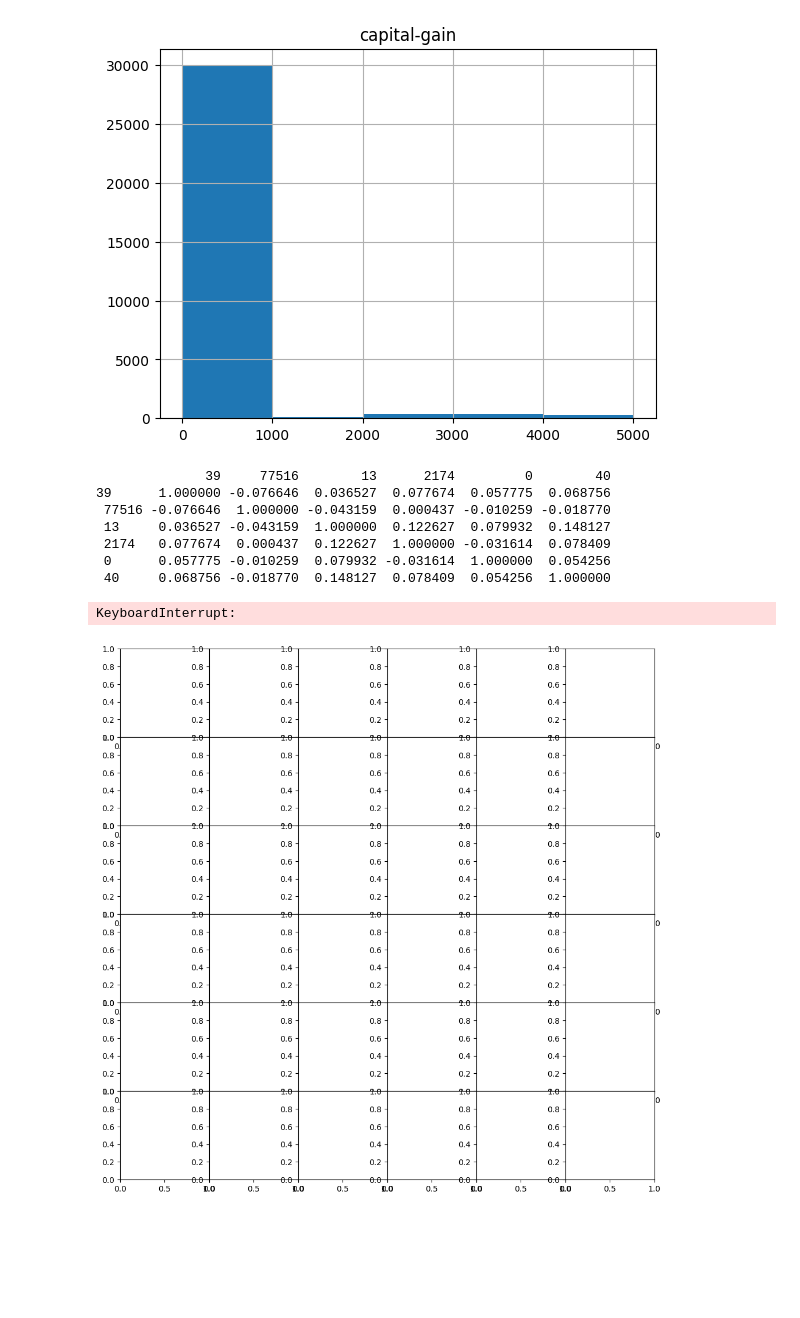
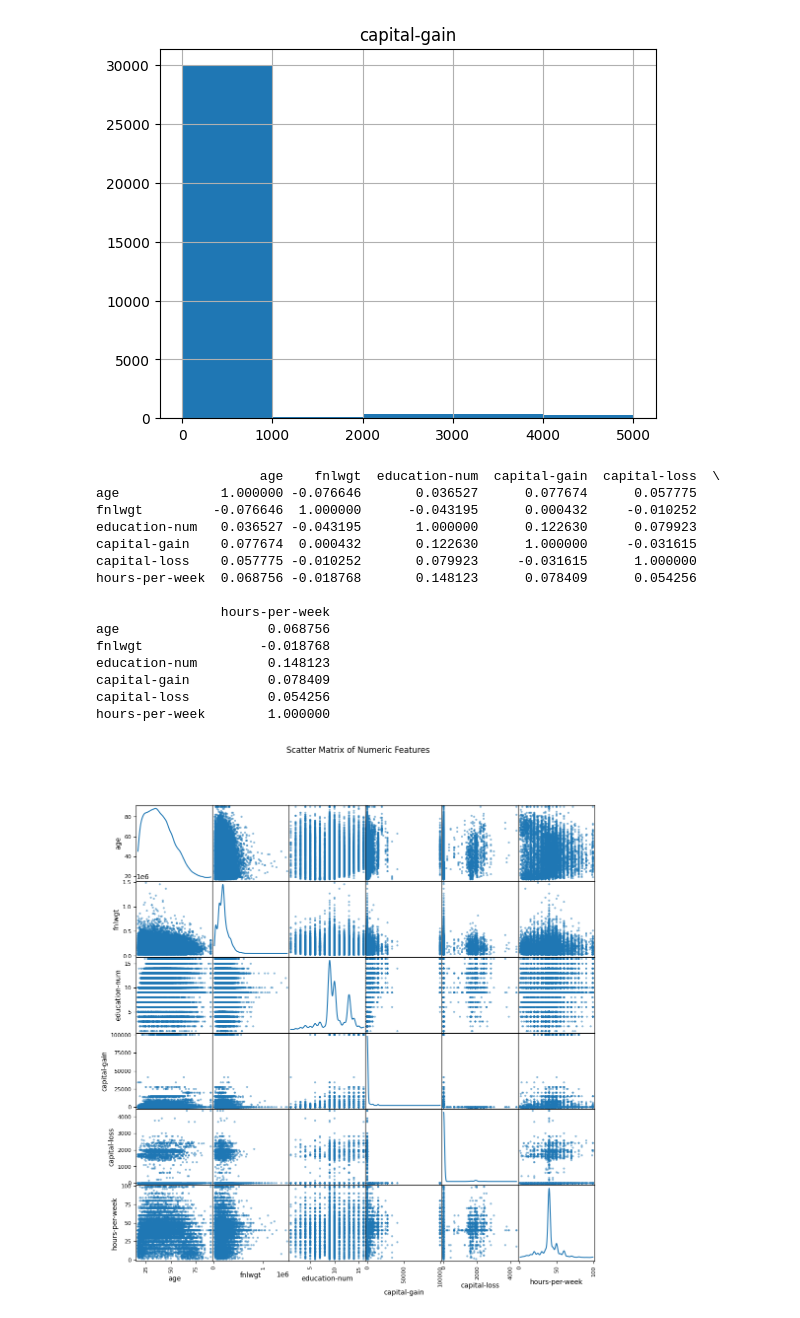
Before and after one commit to th3n00bd3v/amrita_mcu_python_scripting, a Jupyter notebook: week16-pandas/03_visuals_adult_data.ipynb, the cells around one changed output. Drawn from its saved outputs; the diff is of its cells as text; code cells hidden in the pictures; blank space fills up the shorter version.

Commit message:
Week 16 completed!!

```diff
--- a/week16-pandas/03_visuals_adult_data.ipynb
+++ b/week16-pandas/03_visuals_adult_data.ipynb
@@ -44,24 +49,31 @@ capital_gain = df.hist(column="capital-gain", bins=5, range=(0, 5000))
 # %%
 # make a correlation plot (look up how we did it in the demo notebook)
 
 import pandas as pd
 import matplotlib.pyplot as plt
 import seaborn as sns
 
-numeric_data = adult_data.select_dtypes(include=['number'])
+numeric_data = df.select_dtypes(include=['number'])
 corr_matrix = numeric_data.corr()
 print(corr_matrix)
 
 pd.plotting.scatter_matrix(numeric_data, figsize=(12, 12), diagonal='kde')
 plt.suptitle("Scatter Matrix of Numeric Features")
 plt.show()
 # %% [output]
-              39     77516        13      2174         0        40
-39      1.000000 -0.076646  0.036527  0.077674  0.057775  0.068756
- 77516 -0.076646  1.000000 -0.043159  0.000437 -0.010259 -0.018770
- 13     0.036527 -0.043159  1.000000  0.122627  0.079932  0.148127
- 2174   0.077674  0.000437  0.122627  1.000000 -0.031614  0.078409
- 0      0.057775 -0.010259  0.079932 -0.031614  1.000000  0.054256
- 40     0.068756 -0.018770  0.148127  0.078409  0.054256  1.000000
+                     age    fnlwgt  education-num  capital-gain  capital-loss  \
+age             1.000000 -0.076646       0.036527      0.077674      0.057775
+fnlwgt         -0.076646  1.000000      -0.043195      0.000432     -0.010252
+education-num   0.036527 -0.043195       1.000000      0.122630      0.079923
+capital-gain    0.077674  0.000432       0.122630      1.000000     -0.031615
+capital-loss    0.057775 -0.010252       0.079923     -0.031615      1.000000
+hours-per-week  0.068756 -0.018768       0.148123      0.078409      0.054256
+
+                hours-per-week
+age                   0.068756
+fnlwgt               -0.018768
+education-num         0.148123
+capital-gain          0.078409
+capital-loss          0.054256
+hours-per-week        1.000000
-KeyboardInterrupt:
-[figure, old version]
+[figure, new version]
```
Also changed, not shown: parts of 1 cell of this notebook, 3 other files.
